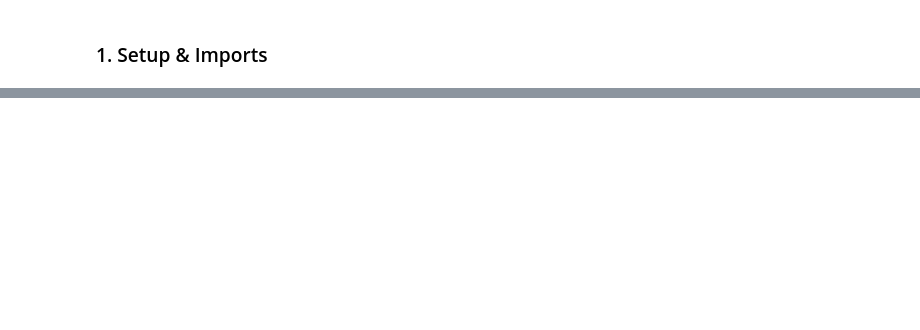
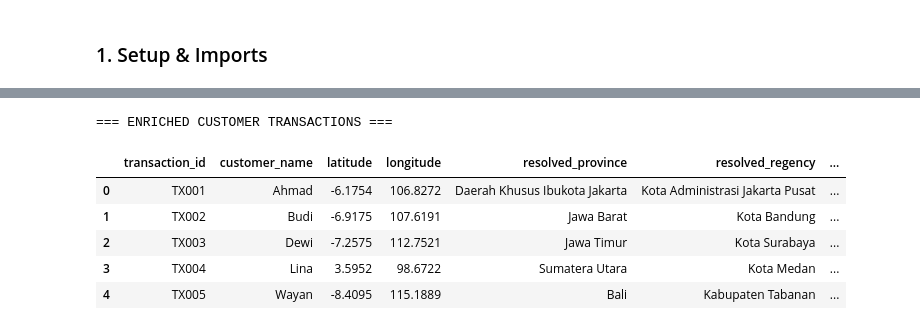
Before and after one commit to madebyclowd/py-nusantara, a Jupyter notebook: examples/data_science_demo.ipynb, the cells around one changed output, grey strips where cells are left out. Drawn from its saved outputs; the diff is of its cells as text; code cells hidden in the pictures; blank space fills up the shorter version.

```diff
--- a/examples/data_science_demo.ipynb
+++ b/examples/data_science_demo.ipynb
@@ -153,0 +52,31 @@ df_regencies.head()
+# %%
+# Mock dataset: Coordinates of customer transactions across various parts of Indonesia
+transactions = pd.DataFrame({
+    'transaction_id': ['TX001', 'TX002', 'TX003', 'TX004', 'TX005'],
+    'customer_name': ['Ahmad', 'Budi', 'Dewi', 'Lina', 'Wayan'],
+    'latitude': [-6.1754, -6.9175, -7.2575, 3.5952, -8.4095],      # Jakarta, Bandung, Surabaya, Medan, Bali
+    'longitude': [106.8272, 107.6191, 112.7521, 98.6722, 115.1889]
+})
+
+# Helper function to reverse geocode a single row
+def geocode_transaction(row):
+    resolved = nus.find_by_coordinate(row['latitude'], row['longitude'], fallback_to_nearest=True)
+    return pd.Series({
+        'resolved_province': resolved['province'].name if resolved['province'] else "Unknown",
+        'resolved_regency': resolved['regency'].name if resolved['regency'] else "Unknown",
+        'resolved_district': resolved['district'].name if resolved['district'] else "Unknown",
+        'resolved_village': resolved['village'].name if resolved['village'] else "Unknown"
+    })
+
+# Apply geocoding to the dataframe
+df_enriched = pd.concat([transactions, transactions.apply(geocode_transaction, axis=1)], axis=1)
+print("=== ENRICHED CUSTOMER TRANSACTIONS ===")
+df_enriched
+# %% [output]
+=== ENRICHED CUSTOMER TRANSACTIONS ===
+|  | transaction_id | customer_name | latitude | longitude | resolved_province | resolved_regency | ... |
+| 0 | TX001 | Ahmad | -6.1754 | 106.8272 | Daerah Khusus Ibukota Jakarta | Kota Administrasi Jakarta Pusat | ... |
+| 1 | TX002 | Budi | -6.9175 | 107.6191 | Jawa Barat | Kota Bandung | ... |
+| 2 | TX003 | Dewi | -7.2575 | 112.7521 | Jawa Timur | Kota Surabaya | ... |
+| 3 | TX004 | Lina | 3.5952 | 98.6722 | Sumatera Utara | Kota Medan | ... |
+| 4 | TX005 | Wayan | -8.4095 | 115.1889 | Bali | Kabupaten Tabanan | ... |
```
Also changed, not shown: parts of 25 cells of this notebook.
